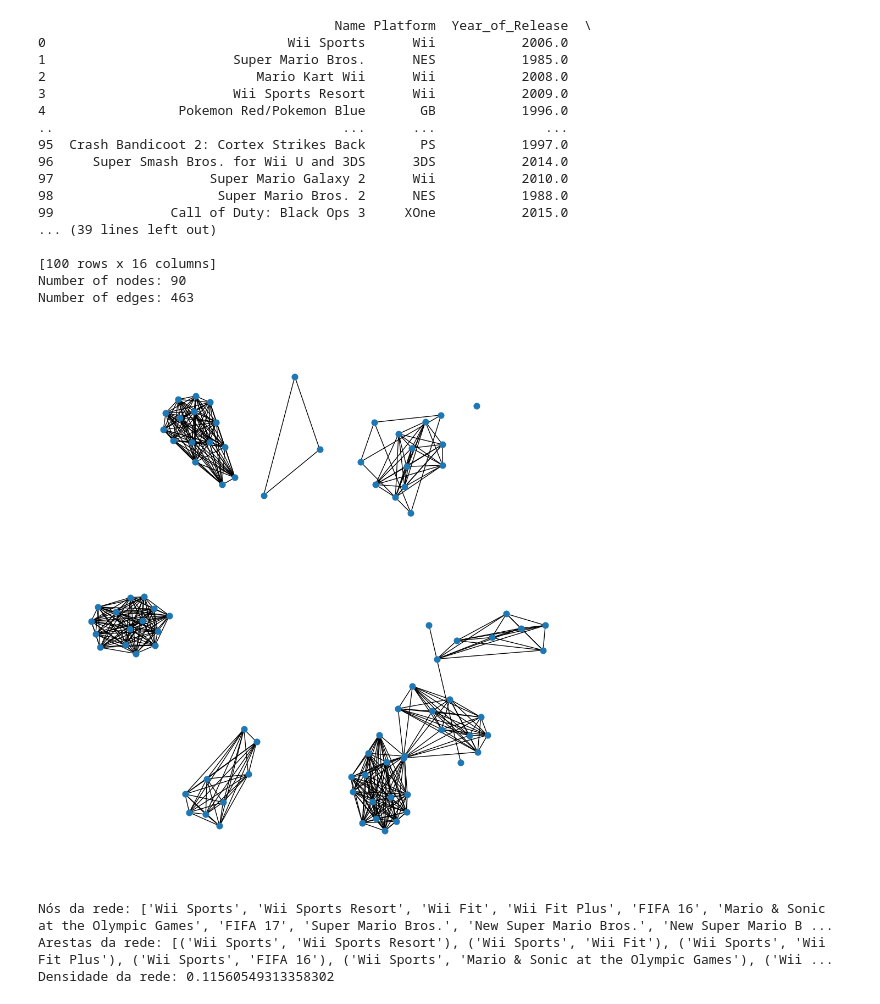
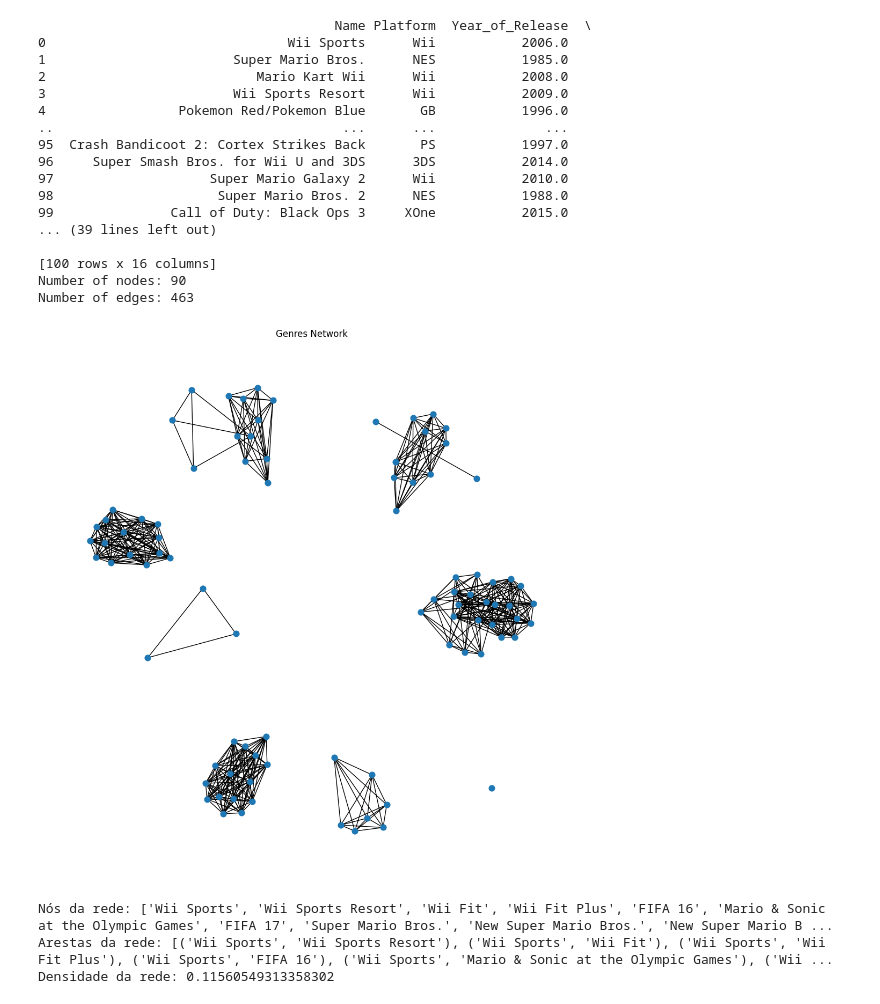
Before and after one commit to PedroMachad02/Redes-Complexas, a Jupyter notebook: Análise de Redes/Final Project/video_game.ipynb, the cells around one changed output. Saved outputs shown, nothing was run; the diff lists cells and outputs as text; code cells hidden in the pictures.

Commit message:
Modificando a imagem de plotagem

```diff
--- a/Análise de Redes/Final Project/video_game.ipynb
+++ b/Análise de Redes/Final Project/video_game.ipynb
@@ -27,34 +27,35 @@ for _, row in df.iterrows():
         if other_name != name:
             G.add_edge(name, other_name)
 
 print(f'Number of nodes: {G.number_of_nodes()}')
 print(f'Number of edges: {G.number_of_edges()}')
 
 
 # Desenhar o grafo
 pos = nx.spring_layout(G, k=0.5, iterations=50)
 plt.figure(figsize= (10,10))
 nx.draw(G, pos, with_labels=False, node_size=60, font_size=8)
+plt.title("Genres Network")
 plt.show()
 # %% [output]
                                       Name Platform  Year_of_Release  \
 0                               Wii Sports      Wii           2006.0
 1                        Super Mario Bros.      NES           1985.0
 2                           Mario Kart Wii      Wii           2008.0
 3                        Wii Sports Resort      Wii           2009.0
 4                 Pokemon Red/Pokemon Blue       GB           1996.0
 ..                                     ...      ...              ...
 95  Crash Bandicoot 2: Cortex Strikes Back       PS           1997.0
 96     Super Smash Bros. for Wii U and 3DS      3DS           2014.0
 97                    Super Mario Galaxy 2      Wii           2010.0
 98                     Super Mario Bros. 2      NES           1988.0
 99               Call of Duty: Black Ops 3     XOne           2015.0
 ... (39 lines left out)
 
 [100 rows x 16 columns]
 Number of nodes: 90
 Number of edges: 463
-[figure, old version]
+[figure, new version]
 # %%
 #Análise descritiva básica
 
```
